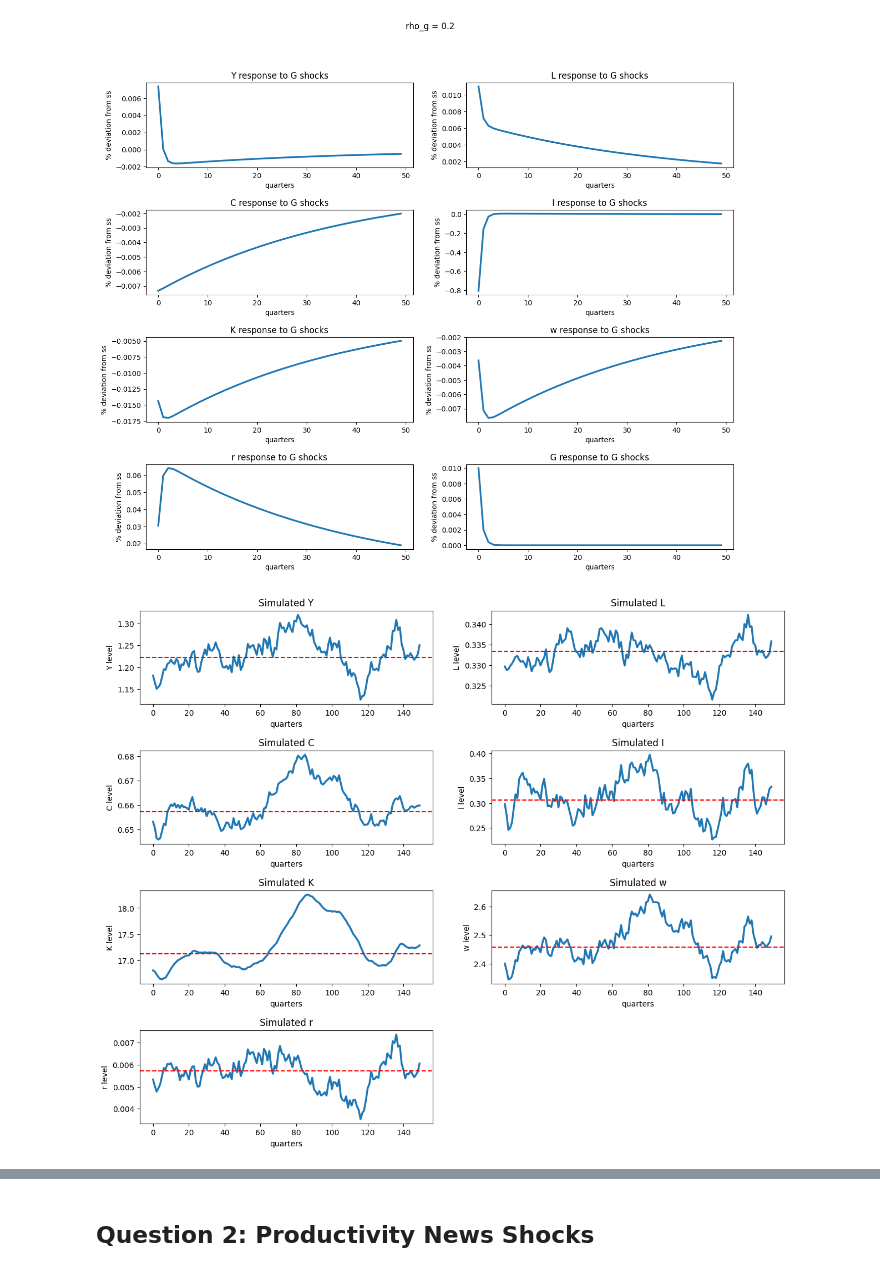
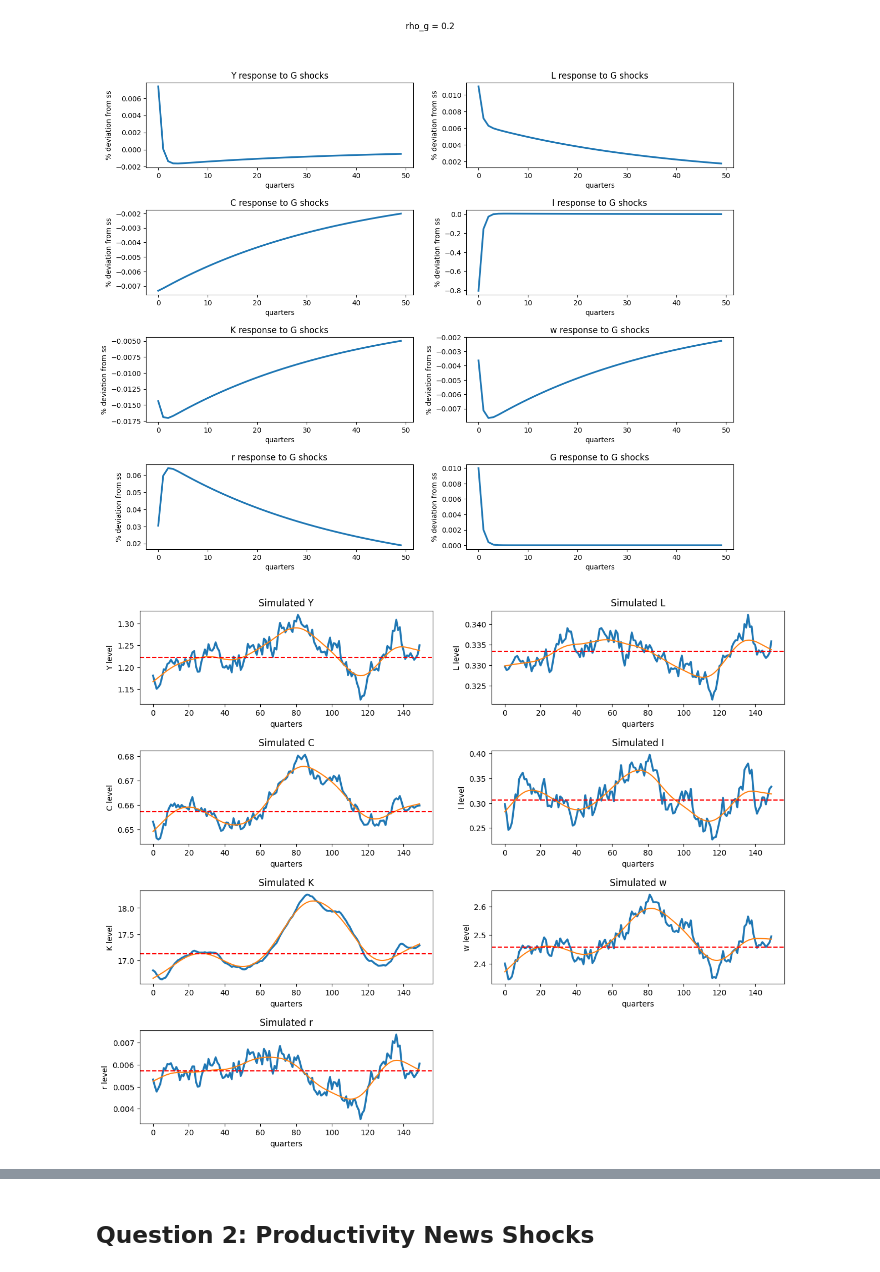
Before and after one commit to sthau/econ-212, a Jupyter notebook: macro_2/macro_2.ipynb, the cells around one changed output, grey strips where cells are left out. Saved outputs shown, nothing was run; the diff lists cells and outputs as text; code cells hidden in the pictures.

Commit message:
Added hpfilter to simulations

```diff
--- a/macro_2/macro_2.ipynb
+++ b/macro_2/macro_2.ipynb
@@ -239,18 +239,20 @@ for var in VAR_LIST:
 # %%
 plt.figure(figsize=(15, 12))
 plt.subplots_adjust(hspace=0.5)
 
 for i in range(len(VAR_LIST)):
     var = VAR_LIST[i]
 
     ax = plt.subplot(4, 2, i + 1)
 
-    ax.plot(sims[var][50:], label=f'{var}', linewidth=2.5)
+    ax.plot(sims[var][50:], label=f'{var}', linewidth=2.5,)
+    ax.plot(hpfilter(sims[var][50:], 1600)[1], label = "HP")
+
     ax.set_title(f'Simulated {var}')
     ax.set_ylabel(f'{var} level')
     ax.set_xlabel('quarters')
 
     # Add a horizontal line at SS
     ax.axhline(ss_1[var], color='r', linestyle='--', linewidth=1.5)
 # %% [output]
-[figure, old version]
+[figure, new version]
```
Also changed, not shown: parts of 2 cells of this notebook.
